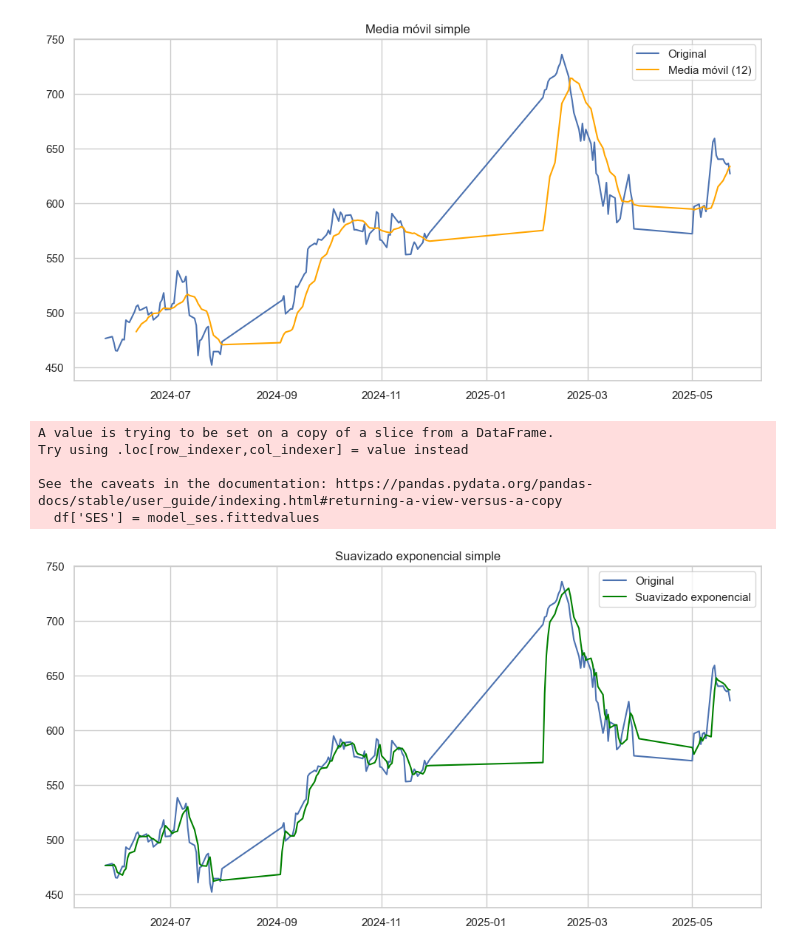
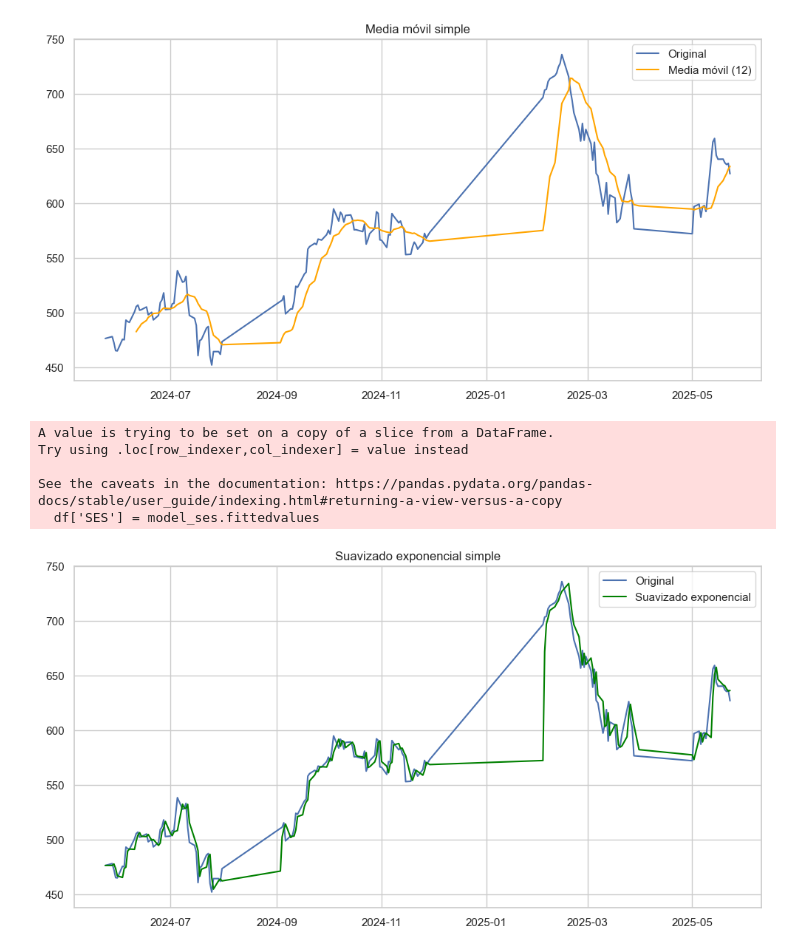
Before and after one commit to NikolTR/PIV_2025-1, a Jupyter notebook: src/piv/series_temporales_yahoo.ipynb, the cells around one changed output. Cells and saved outputs as stored; diff of their text form; code cells hidden in the pictures.

```diff
--- a/src/piv/series_temporales_yahoo.ipynb
+++ b/src/piv/series_temporales_yahoo.ipynb
@@ -244,19 +244,19 @@ See the caveats in the documentation: https://pandas.pydata.org/pandas-docs/stab
   df['MA_12'] = df['cierre_ajustado'].rolling(window=12).mean()
 [figure]
 # %%
-model_ses = SimpleExpSmoothing(df['cierre_ajustado']).fit(smoothing_level=0.5, optimized=False)
+model_ses = SimpleExpSmoothing(df['cierre_ajustado']).fit(smoothing_level=0.8, optimized=False)
 df['SES'] = model_ses.fittedvalues
 
 plt.figure(figsize=(12,6))
 plt.plot(df['cierre_ajustado'], label='Original')
 plt.plot(df['SES'], label='Suavizado exponencial', color='green')
 plt.title('Suavizado exponencial simple')
 plt.legend()
 plt.show()
 # %% [output]
 A value is trying to be set on a copy of a slice from a DataFrame.
 Try using .loc[row_indexer,col_indexer] = value instead
 
 See the caveats in the documentation: https://pandas.pydata.org/pandas-docs/stable/user_guide/indexing.html#returning-a-view-versus-a-copy
   df['SES'] = model_ses.fittedvalues
-[figure, old version]
+[figure, new version]
```
Also changed, not shown: parts of 11 cells of this notebook.
